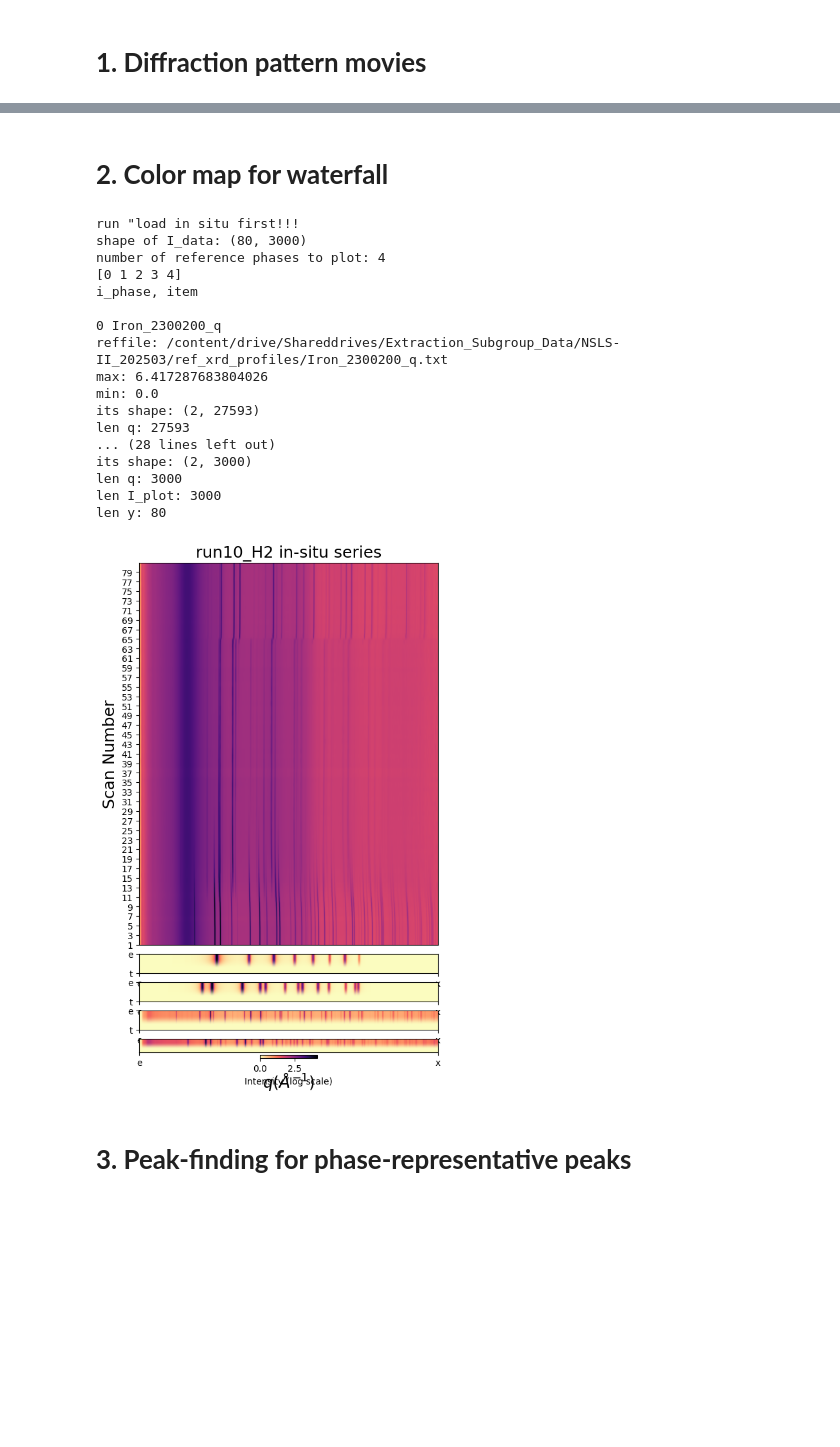
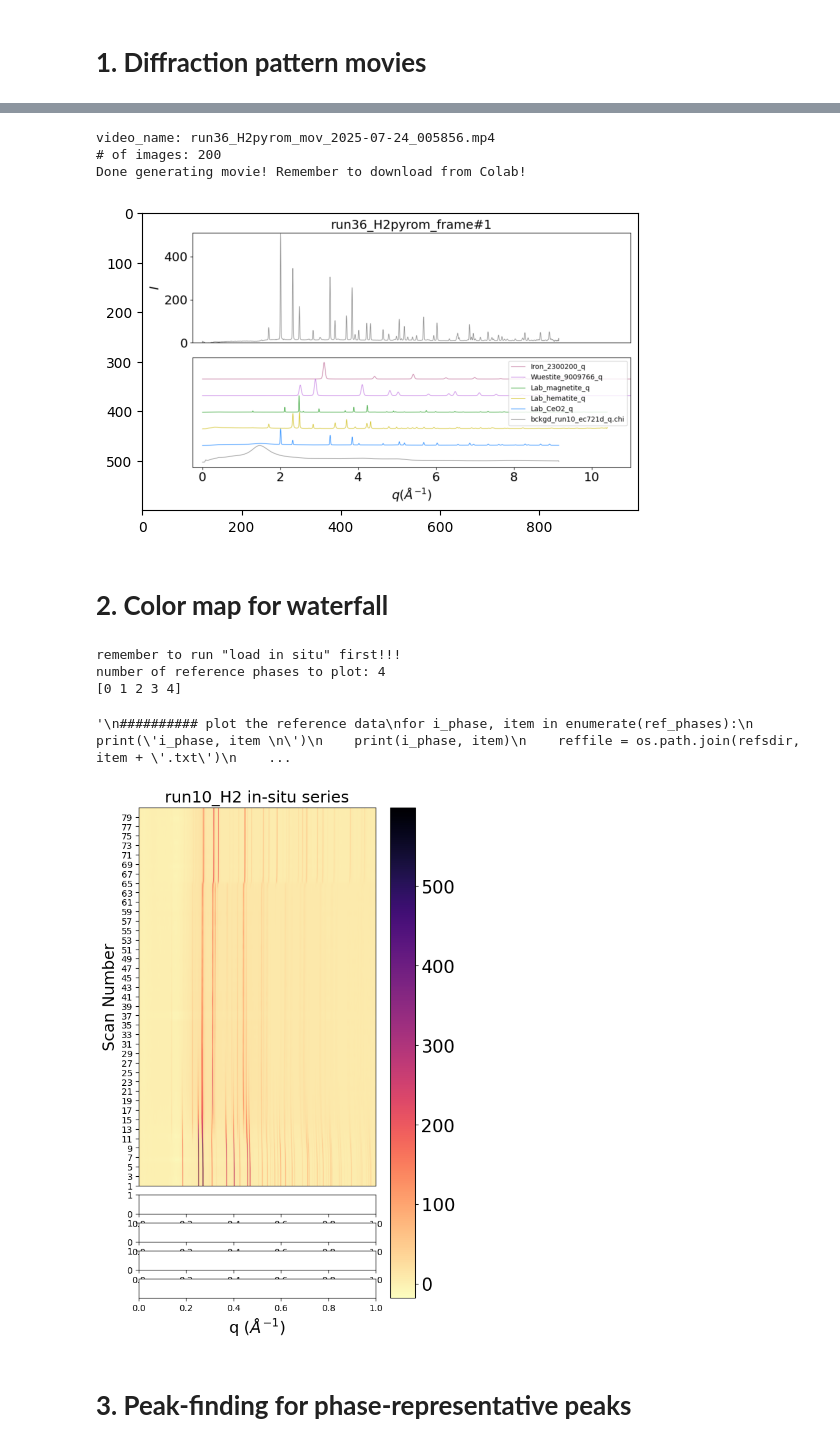
Before and after one commit to lmoghimi/personal-processing, a Jupyter notebook: 20250302_offsite_analysis.ipynb, the cells around one changed output, grey strips where cells are left out. Cells and saved outputs as stored; diff of their text form; code cells hidden in the pictures; blank space fills up the shorter version.

```diff
--- a/20250302_offsite_analysis.ipynb
+++ b/20250302_offsite_analysis.ipynb
@@ -38,9 +44,9 @@ Mounted at /content/drive
 # %%
 #@title Global inputs for raw data processing: directories
 
-userdir = '/content/drive/Shareddrives/Extraction_Subgroup_Data/NSLS-II_202503' #@param ['/content/drive/Shareddrives/Extraction_Subgroup_Data/NSLS-II_202503','/content/drive/Shareddrives/Extraction_Subgroup_Data/NSLS-II_202406','/content/drive/Shareddrives/Extraction_Subgroup_Data/NSLS-II_202403','/nsls2/data/xpd-new/legacy/processed/xpdUser'] {allow-input: false}
+userdir = '/content/drive/Shareddrives/Extraction_Subgroup_Data/NSLS-II_202403' #@param ['/content/drive/Shareddrives/Extraction_Subgroup_Data/NSLS-II_202503','/content/drive/Shareddrives/Extraction_Subgroup_Data/NSLS-II_202406','/content/drive/Shareddrives/Extraction_Subgroup_Data/NSLS-II_202403','/nsls2/data/xpd-new/legacy/processed/xpdUser'] {allow-input: false}
 ## scriptdir = os.path.join(userdir, 'userScripts')
-refsdir = os.path.join(userdir,'ref_xrd_profiles') #@param ["os.path.join(userdir,'ref_xrd_profiles')","os.path.join(userdir,userScripts,xrd_profiles)"] {"type":"raw"}
+refsdir = os.path.join('/content/drive/Shareddrives/Extraction_Subgroup_Data/NSLS-II_202503','ref_xrd_profiles') #@param ["os.path.join(userdir,'ref_xrd_profiles')","os.path.join(userdir,userScripts,xrd_profiles)"] {"type":"raw"}{allow-input:true}
 laserdir = os.path.join(userdir, 'NSLS-II_March_2025_Experiment/25_Mar_laser_logsandprograms') #@param ["os.path.join(userdir, 'NSLS-II_March_2025_Experiment/25_Mar_laser_logsandprograms')","os.path.join(userdir, 'NSLS-II_March_2025_Experiment/25_Mar_laser_logsandprograms')"] {"type":"raw"}
 pyromdir = laserdir # @param ["laserdir"] {"type":"raw"}
 
@@ -462,7 +555,7 @@ fig, ax = plt.subplots(2,1,figsize=figsize, gridspec_kw={'height_ratios': [3,1]}
 
 ax[1].set_xlabel(r'$q  ({\AA}^{-1})$', fontsize=fs)
 ax[0].set_ylabel(r'$I$', fontsize=fs)
-ax[0].set_title('background-subtracted run10', fontsize=fs)
+ax[0].set_title('background-subtracted run36', fontsize=fs)
 ax[0].tick_params(labelsize=fs)
 ax[1].tick_params(labelsize=fs)
 
@@ -478,8 +571,10 @@ marcol_m = 'b'
 mark_dist = 0 #marker vertical distance from peak
 
 ######################## load multiple reference files #########################
-ref_phases = ['Iron_2300200_q', 'Wuestite_9009766_q','Lab_magnetite_q','Lab_hematite_q']
+ref_phases = ['Lab_iron_q', 'Lab_wustite_q','Lab_magnetite_q','Lab_hematite_q']
 color_ref_phases = [lincol_fe, lincol_w, lincol_m, lincol_h]
+# ref_phases = ['Iron_2300200_q', 'Wuestite_9009766_q','Lab_magnetite_q','Lab_hematite_q','Lab_CeO2_q']
+# color_ref_phases = [lincol_fe, lincol_w, lincol_m, lincol_h,lincol_ceo2]
 # ref_phases = ['Iron_2300200_q', 'Wuestite_9009766_q','Lab_magnetite_q','Lab_hematite_q','67p_Fe_ore_q']
 # color_ref_phases = [lincol_fe, lincol_w, lincol_m, lincol_h, lincol_h_ore]
 # ref_phases = ['Iron_2300200_q', 'Wuestite_9009766_q','Lab_magnetite_q','Lab_hematite_q','67p_Fe_ore_q','Ceria_1562989_q']
@@ -566,7 +661,7 @@ for i_phase, ref_phase in enumerate(ref_phases):
     I_ref = I_ref/(I_ref.max())  + ref_shift_y*(i_phase + 1) #-50
     ax[1].plot(q_ref, I_ref, linewidth= lw, color= color_ref_phases[i_phase]) #label= ref_phase
     ax[1].text(8.75, I_ref[-1], ref_phase, ha='left', va='bottom', fontsize = line_label_fs)
-ax[0].set_xlim(-0.5,plot_save_max_q+1)
-ax[1].set_xlim(-0.5,plot_save_max_q+1)
+ax[0].set_xlim(-0.5,10) #(-0.5,plot_save_max_q+1)
+ax[1].set_xlim(-0.5,10)
 # %% [output]
 remember to run "load in situ" first to get raw_data_save_all!!!
@@ -971,7 +1153,7 @@ fig, ax = plt.subplots(figsize=figsize, tight_layout=True)
 
 phase_series = ['Fe', 'W', 'M', 'H']
 phase_colors = ['tab:purple', 'tab:pink','tab:green','tab:cyan'] #lincol_ceo2 = 'tab:orange'
-phaser_markers = ['.','3','+','_']
+phaser_markers = ['*','^','+','.'] #['.','3','+','_']
 ###
 n_phases = len(phase_series)
 print('len(phase_series):',n_phases)
@@ -1639,7 +1938,7 @@ ax[1].set_xlim([-.25,11])
 #### generating frames ####
 #print(timestamps) #timestamps and raw_data_save_all.shape should be equivalent ways of defining the number of frames for the movie!
 # print(timestamps[0], timestamps[174])
-frames = np.linspace(1, bkgdsub_data_save_all.shape[0]) #generate vector of n values from 1 to n
+frames = np.linspace(1, bkgdsub_data_save_all.shape[0], bkgdsub_data_save_all.shape[0]) #generate vector of n values from 1 to n
 frames = [int(x) for x in frames]
 print('frames=',frames)
 
@@ -1648,8 +1947,8 @@ print('Imax =',Imax)
 
 # ref_phases = ['Iron_2300200_q', 'Wustite_q','Lab_magnetite_q','Lab_hematite_q','67p_Fe_ore_q','Ceria_q','Chamber_background_450af9_q'] #add fayalite
 # color_ref_phases = [lincol_fe, lincol_w, lincol_m, lincol_h, lincol_h_ore, lincol_ceo2,'tab:gray']
-ref_phases = ['Iron_2300200_q', 'Wuestite_9009766_q','Lab_magnetite_q','Lab_hematite_q','bckgd_run10_ec721d_q.chi'] #add Wustite_q and ceria back and fayalite
-color_ref_phases = [lincol_fe, lincol_w, lincol_m, lincol_h, 'tab:gray'] # lincol_ceo2
+ref_phases = ['Iron_2300200_q', 'Wuestite_9009766_q','Lab_magnetite_q','Lab_hematite_q','Lab_CeO2_q','bckgd_run10_ec721d_q.chi'] #add Wustite_q and ceria back and fayalite
+color_ref_phases = [lincol_fe, lincol_w, lincol_m, lincol_h, lincol_ceo2, 'tab:gray'] # lincol_ceo2
 
 ref_shift_y = -1
 for i_phase, ref_phase in enumerate(ref_phases):
@@ -1724,6 +2030,11 @@ video.release()
 
 #print('image_folder (where we want to write the video):',image_folder)
 print('Done generating movie! Remember to download from Colab!')
+# %% [output]
+video_name: run36_H2pyrom_mov_2025-07-24_005856.mp4
+# of images: 200
+Done generating movie! Remember to download from Colab!
+[figure, added]
 # %% [markdown]
 # **2. Color map for waterfall**
 # %%
@@ -1792,11 +2103,14 @@ cbar = plt.colorbar(im, label="Intensity (a.u.)", orientation="vertical") # font
 # Assuming raw_data_save_all contains q and intensity in the last dimension
 print('remember to run "load in situ" first!!!')
 q_values = raw_data_save_all[0, :, 0]  # Assuming q is in the first column
-I_data = np.array([raw_data_save_all[i, :, 1] for i in range(len(timestamps))])  # Extract intensity data
-print('shape of I_data:',np.shape(I_data))
+# I_data = np.array([raw_data_save_all[i, :, 1] for i in range(len(timestamps))])  # Extract intensity data
+# print('shape of I_data:',np.shape(I_data))
+I_data = np.array([bkgdsub_data_save_all[i,:] for i in range(len(timestamps))])
+
 
 # Transform intensity data into log scale
 I_data_log = np.log(I_data)
+I_data_sqrt = np.sqrt(I_data)
 
 #transform into supported array shape for image
 
@@ -1847,8 +2161,11 @@ for ind in arr: #create the subplots and only give y-axis for the first dataset
 
 ######################### plot the data series as an intensity color map, excluding the references
 extent_for_series = [q_values.min(), q_values.max(), 0, len(timestamps)]
-im = axes[0].imshow(I_data_log, extent=extent_for_series, cmap='magma_r', aspect='auto',
+im = axes[0].imshow(I_data, extent=extent_for_series, cmap='magma_r', aspect='auto',
                     origin='lower') #origin='lower'
+                    #I_data_log, magma_r, plasma_r
+cbar = f.colorbar(im, ax=axes, location='right')
+cbar.ax.tick_params(labelsize=20)
 
 # customize the plot
 y_ticks = np.arange(len(timestamps))
@@ -1857,10 +2174,10 @@ axes[0].set_yticks(y_ticks[::n])  # Adjust '5' to 'n' for every nth tick    #ax.
 axes[0].set_yticklabels([str(int(ts.split('-')[-1])) for ts in timestamps[::n]])  # Label with scan numbers. use only corresponding labels #reversed(timestamps[::n])
 
 axes[0].set_title(os.path.basename(run_folder) + ' ' + response + ' series', fontsize=18)
-axes[list_arr[-1]].set_xlabel(r'$q  ({\AA}^{-1})$', fontsize=18)
+axes[list_arr[-1]].set_xlabel(r'q (${\AA}^{-1}$)', fontsize=18)
 axes[0].set_ylabel("Scan Number", fontsize=18)
 
-
+'''
 ########## plot the reference data
 for i_phase, item in enumerate(ref_phases):
     print('i_phase, item \n')
@@ -1875,49 +2192,37 @@ for i_phase, item in enumerate(ref_phases):
     I_ref = I_log-I_log.min()
     I_plot = I_ref
     ############# axes[i_phase].plot(x,y)
     #the first dataset is the waterfall series, so skip this plot
     ##### we're cool down to here
     print('max:',max(I_ref))
     print('min:',min(I_ref))
 
     #transforming the ref phase data into a grid-like structure
     # I_plot = np.expand_dims(I_ref, axis=0) #expand the dimension so that imshow doesn't give an error for the linear array
     ref_img_array = np.zeros((2, len(q_ref_raw)))
     for i in range(len(q_ref_raw)):
         # print('i:',i)
         ref_img_array[0,i] = I_plot[i]
     # print('ref_img_array:',ref_img_array)
     print('its shape:',np.shape(ref_img_array))
     print('len q:',len(q_ref_raw))
     print('len I_plot:',len(I_plot))
     print('len y:',len(timestamps))
     extent_for_ref = [q_ref_raw[0], q_ref_raw[-1], 0, 2] # [x_mesh[0], x_mesh[-1], y_mesh[0], y_mesh[-1]]#[0.1, 9, 0, 1]
     im = axes[i_phase+1].imshow(ref_img_array, extent = 'extent_for_ref', cmap='magma_r', aspect='auto') #[q_values.min(), q_values.max(), 0, max(I_ref)] #origin='lower'
     # plt.plot(q_ref_raw,I_ref, label=f'Ref {i_phase +1}', alpha=0.7)
 
 
 # Add a colorbar at the end of plotting all of the data
 cbar = plt.colorbar(im, label="Intensity (log scale)", orientation="horizontal") # fontsize=16,
 # cbar.set_label('Intensity (log scale)', fontsize=16)
+'''
 # %% [output]
-run "load in situ first!!!
-shape of I_data: (80, 3000)
+remember to run "load in situ" first!!!
 number of reference phases to plot: 4
 [0 1 2 3 4]
-i_phase, item
-
-0 Iron_2300200_q
-reffile: /content/drive/Shareddrives/Extraction_Subgroup_Data/NSLS-II_202503/ref_xrd_profiles/Iron_2300200_q.txt
-max: 6.417287683804026
-min: 0.0
-its shape: (2, 27593)
-len q: 27593
-... (28 lines left out)
-its shape: (2, 3000)
-len q: 3000
-len I_plot: 3000
-len y: 80
+'\n########## plot the reference data\nfor i_phase, item in enumerate(ref_phases):\n    print(\'i_phase, item \n\')\n    print(i_phase, item)\n    reffile = os.path.join(refsdir, item + \'.txt\')\n    ...
-[figure, old version]
+[figure, new version]
 # %%
 #@title playing around to set up subplots
 # generate some data
```
Also changed, not shown: parts of 54 cells of this notebook.
